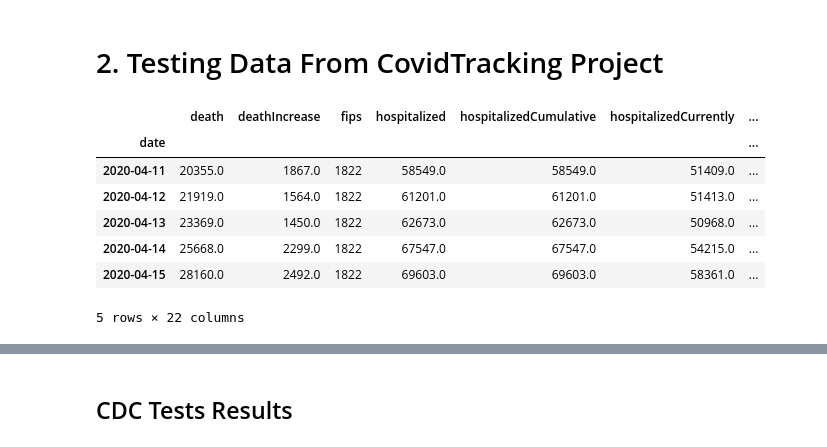
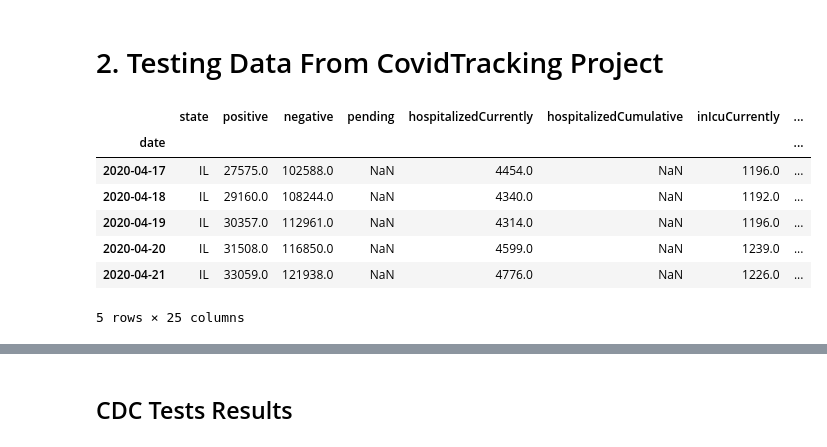
Before and after one commit to jianxu305/nCov2019_analysis, a Jupyter notebook: src/data_sources.ipynb, the cells around one changed output, grey strips where cells are left out. Drawn from its saved outputs; the diff is of its cells as text; code cells hidden in the pictures.

```diff
--- a/src/data_sources.ipynb
+++ b/src/data_sources.ipynb
@@ -97,19 +94,19 @@ data = pd.read_csv(url_states_daily + '.csv')
 data['date'] = pd.to_datetime([str(d) for d in data['date']])
 data = data.sort_values(by='date')
 # %%
-#frm = data[data['state']=='IL'].set_index('date')   # one state
-frm = pd.pivot_table(data, index='date', aggfunc='sum')  # whole contry
+frm = data[data['state']=='IL'].set_index('date')   # one state
+#frm = pd.pivot_table(data, index='date', aggfunc='sum')  # whole contry
 frm['dailyPositiveRate'] = frm['positiveIncrease'] / frm['totalTestResultsIncrease']
 frm.tail()
 # %% [output]
-|  | death | deathIncrease | fips | hospitalized | hospitalizedCumulative | hospitalizedCurrently | ... |
-| date |  |  |  |  |  |  | ... |
-| 2020-04-11 | 20355.0 | 1867.0 | 1822 | 58549.0 | 58549.0 | 51409.0 | ... |
-| 2020-04-12 | 21919.0 | 1564.0 | 1822 | 61201.0 | 61201.0 | 51413.0 | ... |
-| 2020-04-13 | 23369.0 | 1450.0 | 1822 | 62673.0 | 62673.0 | 50968.0 | ... |
-| 2020-04-14 | 25668.0 | 2299.0 | 1822 | 67547.0 | 67547.0 | 54215.0 | ... |
-| 2020-04-15 | 28160.0 | 2492.0 | 1822 | 69603.0 | 69603.0 | 58361.0 | ... |
+|  | state | positive | negative | pending | hospitalizedCurrently | hospitalizedCumulative | inIcuCurrently | ... |
+| date |  |  |  |  |  |  |  | ... |
+| 2020-04-17 | IL | 27575.0 | 102588.0 | NaN | 4454.0 | NaN | 1196.0 | ... |
+| 2020-04-18 | IL | 29160.0 | 108244.0 | NaN | 4340.0 | NaN | 1192.0 | ... |
+| 2020-04-19 | IL | 30357.0 | 112961.0 | NaN | 4314.0 | NaN | 1196.0 | ... |
+| 2020-04-20 | IL | 31508.0 | 116850.0 | NaN | 4599.0 | NaN | 1239.0 | ... |
+| 2020-04-21 | IL | 33059.0 | 121938.0 | NaN | 4776.0 | NaN | 1226.0 | ... |
-5 rows × 22 columns
+5 rows × 25 columns
 # %%
 #fig, ax = plt.subplots()
 ax = frm.plot(y=['totalTestResultsIncrease', 'positiveIncrease'], grid=True, style='-*')
```
Also changed, not shown: parts of 12 cells of this notebook, 1 other file.
